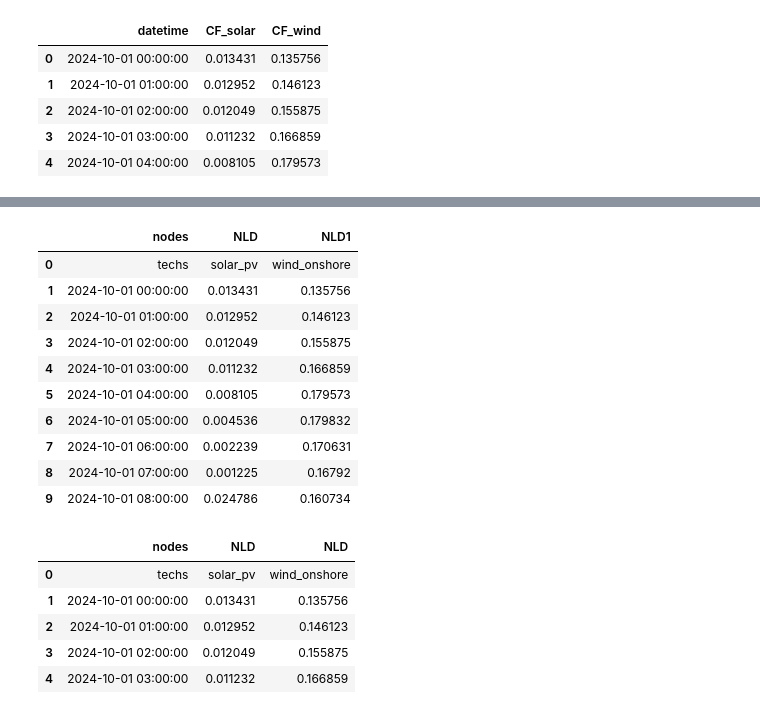
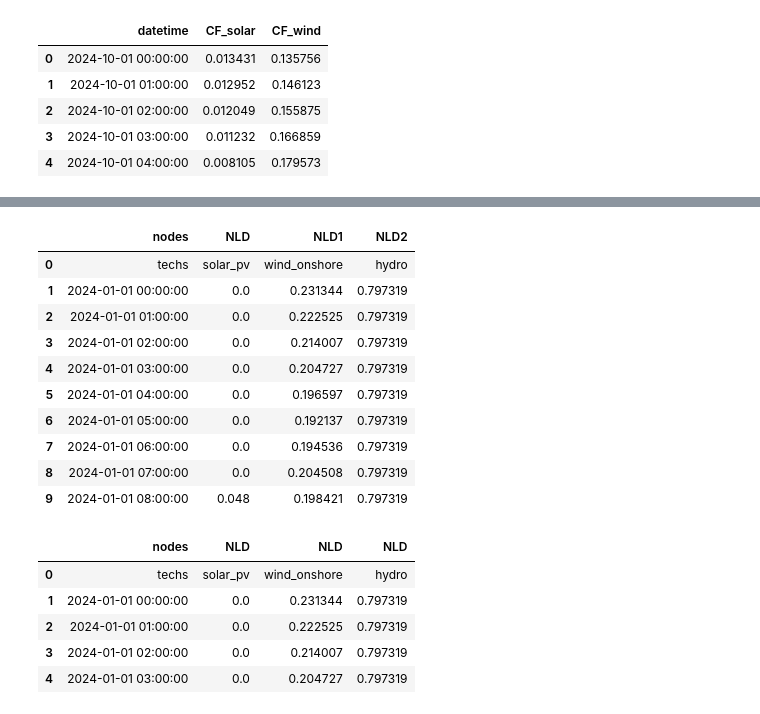
Before and after one commit to Yao10161016/electricity-market-dispatch-model-spain, a Jupyter notebook: calliope_model/model/input_data_tables/data_clean.ipynb, the cells around one changed output, grey strips where cells are left out. Saved outputs shown, nothing was run; the diff lists cells and outputs as text; code cells hidden in the pictures.

Commit message:
Add hydro CF, update solar and wind CF

```diff
--- a/calliope_model/model/input_data_tables/data_clean.ipynb
+++ b/calliope_model/model/input_data_tables/data_clean.ipynb
@@ -321,0 +453,16 @@ renewables_df_year.head()
+# %%
+solar_wind_2024['year_month'] = pd.to_datetime(solar_wind_2024['datetime']).dt.to_period('M')
+hydro_cf['year_month'] = pd.to_datetime(hydro_cf['datetime']).dt.to_period('M')
+
+# Merge on year_month
+renewables_2024 = pd.merge(
+    solar_wind_2024,
+    hydro_cf[['year_month', 'CF_hydro']],
+    on='year_month',
+    how='left'
+)
+
+# Drop the temporary year_month column
+renewables_2024 = renewables_2024.drop(columns=['year_month'])
+
+renewables_2024.head()
@@ -322,3 +485,4 @@ renewables_df_year.head()
 # %%
 # delete rows with same datetime, keep the first occurrence
-renewables_df_year = renewables_df_year.drop_duplicates(subset=["datetime"], keep="first")
+renewables_df_year = renewables_2024.drop_duplicates(subset=["datetime"], keep="first")
+renewables_df_year.shape
@@ -325,4 +491,4 @@ renewables_df_year = renewables_df_year.drop_duplicates(subset=["datetime"], kee
 # %%
-renewables_df_year = renewables_df_year[["datetime", "CF_solar", "CF_wind"]].rename(columns={"CF_solar": "NLD", "CF_wind": "NLD1"})
+renewables_df_year = renewables_df_year[["datetime", "CF_solar", "CF_windonshore", "CF_hydro"]].rename(columns={"CF_solar": "NLD", "CF_windonshore": "NLD1", "CF_hydro": "NLD2"})
 renewables_df_year.head()
 # %% [output]
@@ -334,0 +515,2 @@ renewables_df_year.head()
+# %%
+renewables_df_year["datetime"] = pd.to_datetime(renewables_df_year["datetime"], errors="coerce")
@@ -335,43 +531,44 @@ renewables_df_year.head()
 # %%
 # Format to match demand.csv
 # First header rows as in demand.csv
-header = pd.DataFrame({"nodes": ["techs"], "NLD": ["solar_pv"], "NLD1": ["wind_onshore"]})
+header = pd.DataFrame({"nodes": ["techs"], "NLD": ["solar_pv"], "NLD1": ["wind_onshore"], "NLD2": ["hydro"]})
 
 # Prepare final formatted time series
 ts = pd.DataFrame({
     "nodes": renewables_df_year["datetime"].dt.strftime("%Y-%m-%d %H:%M:%S"),
     "NLD": renewables_df_year["NLD"],
-    "NLD1": renewables_df_year["NLD1"]
+    "NLD1": renewables_df_year["NLD1"],
+    "NLD2": renewables_df_year["NLD2"]
 })
 
 # Combine them together
 renewables_final_year = pd.concat([header, ts], ignore_index=True)
 
 
 renewables_final_year.head(10)
 # %% [output]
-|  | nodes | NLD | NLD1 |
-| 0 | techs | solar_pv | wind_onshore |
-| 1 | 2024-10-01 00:00:00 | 0.013431 | 0.135756 |
-| 2 | 2024-10-01 01:00:00 | 0.012952 | 0.146123 |
-| 3 | 2024-10-01 02:00:00 | 0.012049 | 0.155875 |
-| 4 | 2024-10-01 03:00:00 | 0.011232 | 0.166859 |
-| 5 | 2024-10-01 04:00:00 | 0.008105 | 0.179573 |
-| 6 | 2024-10-01 05:00:00 | 0.004536 | 0.179832 |
-| 7 | 2024-10-01 06:00:00 | 0.002239 | 0.170631 |
-| 8 | 2024-10-01 07:00:00 | 0.001225 | 0.16792 |
-| 9 | 2024-10-01 08:00:00 | 0.024786 | 0.160734 |
+|  | nodes | NLD | NLD1 | NLD2 |
+| 0 | techs | solar_pv | wind_onshore | hydro |
+| 1 | 2024-01-01 00:00:00 | 0.0 | 0.231344 | 0.797319 |
+| 2 | 2024-01-01 01:00:00 | 0.0 | 0.222525 | 0.797319 |
+| 3 | 2024-01-01 02:00:00 | 0.0 | 0.214007 | 0.797319 |
+| 4 | 2024-01-01 03:00:00 | 0.0 | 0.204727 | 0.797319 |
+| 5 | 2024-01-01 04:00:00 | 0.0 | 0.196597 | 0.797319 |
+| 6 | 2024-01-01 05:00:00 | 0.0 | 0.192137 | 0.797319 |
+| 7 | 2024-01-01 06:00:00 | 0.0 | 0.194536 | 0.797319 |
+| 8 | 2024-01-01 07:00:00 | 0.0 | 0.204508 | 0.797319 |
+| 9 | 2024-01-01 08:00:00 | 0.048 | 0.198421 | 0.797319 |
 # %%
 # change the name of NLD1 to NLD
-renewables_final_year = renewables_final_year.rename(columns={"NLD1": "NLD"})
+renewables_final_year = renewables_final_year.rename(columns={"NLD1": "NLD", "NLD2": "NLD"})
 renewables_final_year.head()
 # %% [output]
-|  | nodes | NLD | NLD |
-| 0 | techs | solar_pv | wind_onshore |
-| 1 | 2024-10-01 00:00:00 | 0.013431 | 0.135756 |
-| 2 | 2024-10-01 01:00:00 | 0.012952 | 0.146123 |
-| 3 | 2024-10-01 02:00:00 | 0.012049 | 0.155875 |
-| 4 | 2024-10-01 03:00:00 | 0.011232 | 0.166859 |
+|  | nodes | NLD | NLD | NLD |
+| 0 | techs | solar_pv | wind_onshore | hydro |
+| 1 | 2024-01-01 00:00:00 | 0.0 | 0.231344 | 0.797319 |
+| 2 | 2024-01-01 01:00:00 | 0.0 | 0.222525 | 0.797319 |
+| 3 | 2024-01-01 02:00:00 | 0.0 | 0.214007 | 0.797319 |
+| 4 | 2024-01-01 03:00:00 | 0.0 | 0.204727 | 0.797319 |
 # %%
 renewables_final_year.tail()
 # %% [output]
```
Also changed, not shown: parts of 28 cells of this notebook, 44 other files.
